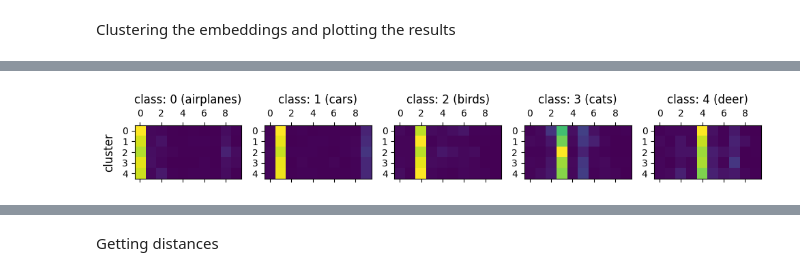
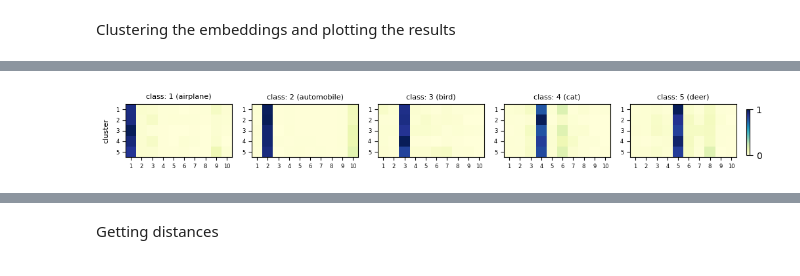
Before and after one commit to KlemenVovk/noisy-labels, a Jupyter notebook: src/reproducibility/noise_hypothesis_testing/hypothesis_testing.ipynb, the cells around one changed output, grey strips where cells are left out. Cells and saved outputs as stored; diff of their text form; code cells hidden in the pictures.

```diff
--- a/src/reproducibility/noise_hypothesis_testing/hypothesis_testing.ipynb
+++ b/src/reproducibility/noise_hypothesis_testing/hypothesis_testing.ipynb
@@ -26,7 +38,7 @@ cifar10_train_transform = transforms.Compose([
     transforms.Normalize((0.4914, 0.4822, 0.4465), (0.2023, 0.1994, 0.2010)),
 ])
 
-clean_dataset = CIFAR10("../../../data/cifar", train=True, transform=cifar10_train_transform)
+clean_dataset = CIFAR10(root_dir, train=True, transform=cifar10_train_transform)
 clean_labels = torch.tensor(clean_dataset.targets)
 clean_labels
 # %% [output]
@@ -119,4 +132,4 @@ torch.save(model, model_save_path)
 # %%
-model = torch.load(model_save_path)
+model = torch.load(model_save_path, weights_only=False)
 # %% [markdown]
 Getting image embeddings
@@ -144,13 +137,17 @@ get_graph_node_names(model)
 model.eval()
 feature_extractor = create_feature_extractor(model, {"view": "embeddings"})
 
+# for reproducibility
+loader = torch.utils.data.DataLoader(clean_dataset, batch_size=128, num_workers=0, shuffle=False)
 embs = []
-for _ in range(num_repeats):
+for i in range(num_repeats):
     with torch.no_grad():
         embs_ = []
-        for x, _ in loader:
+        for x, _ in tqdm(loader, ncols=80, desc=f"Extracting features for repeat {i+1}"):
             x = x.to(device)
             emb = feature_extractor(x)["embeddings"]
             embs_.append(emb.cpu())
         embs_ = torch.cat(embs_)
     embs.append(embs_)
+
+embs[0].shape
@@ -161,7 +156,7 @@ torch.Size([50000, 512])
 # %% [markdown]
 Clustering the embeddings and plotting the results
 # %%
-cifar_class_names = ["airplanes", "cars", "birds", "cats", "deer", "dogs", "frogs", "horses", "ships", "trucks"]
+cifar_class_names = ["airplane", "automobile", "bird", "cat", "deer", "dog", "frog", "horse", "ship", "truck"]
 
 def generate_ps(noised_labels, embs, num_clusters=5):
     # normalizing embeddings is the same as using cosine distance
@@ -170,7 +165,8 @@ def generate_ps(noised_labels, embs, num_clusters=5):
     P = torch.zeros(num_classes, num_clusters, num_classes)
     for true_cls in range(num_classes):
         class_embs = normalized_embs[clean_labels == true_cls]
-        clusters = KMeans(num_clusters, n_init=10, random_state=1337).fit_predict(class_embs)
+        emb_norm = normalize(class_embs)
+        clusters = KMeans(num_clusters, n_init=10, random_state=1337).fit_predict(emb_norm)
         for c in range(num_clusters):
             for i in range(num_classes):
                 P[true_cls, c, i] = (noised_labels[clean_labels == true_cls][clusters == c] == i).float().mean()
@@ -182,7 +178,7 @@ def plot_ps(P):
     fig, axs = plt.subplots(num_classes // per_row, per_row, figsize=(10, 5))
     for i, P_ in enumerate(P):
         ax = axs[i // per_row, i % per_row]
-        ax.matshow(P_) # cmap="YlGnBu" for their colormap
+        ax.matshow(P_, cmap="YlGnBu")
         ax.set_title(f"class: {i} ({cifar_class_names[i]})")
     fig.tight_layout()
 # %%
@@ -198,19 +194,31 @@ plot_ps(Ps_sythetic[0])
 # %%
 def plot_ps(P):
     per_row = 5
     num_classes = P.shape[0]
     fig, axs = plt.subplots(num_classes // per_row, per_row, figsize=(10, 5))
+    # Draw a dummy heatmap for the colorbar
+    heatmap = axs[0].matshow([[0, 1]], cmap="YlGnBu")
     for i, P_ in enumerate(P):
         ax = axs[i]
-        ax.matshow(P_) # cmap="YlGnBu" for their colormap
-        ax.set_title(f"class: {i} ({cifar_class_names[i]})")
-    fig.supylabel("cluster")
+        ax.matshow(P_, cmap="YlGnBu") #  for their colormap
+        ax.set_title(f"class: {i+1} ({cifar_class_names[i]})", fontsize=8)
+        ax.set_xticks(list(range(P_.shape[1])))
+        ax.set_xticklabels(list(range(1, P_.shape[1]+1)), fontsize=6)
+        ax.xaxis.set_ticks_position('bottom')
+        ax.set_yticks(list(range(P_.shape[0])))
+        ax.set_yticklabels(list(range(1, P_.shape[0]+1)), fontsize=6)
+
+    fig.supylabel("cluster", fontsize=8)
     fig.tight_layout()
+    # Add empty axes for the colorbar
+    cb_ax = fig.add_axes([1,.425,.005,.14])
+    cbar = fig.colorbar(heatmap, cax=cb_ax, fraction=0.02,  ticks=[0, 1.])
+    cbar.ax.set_yticklabels(["0", "1"])
     return fig
 fig = plot_ps(Ps_human[0, :5])
 fig.savefig("human_cluster.pdf", bbox_inches="tight")
 # %% [output]
-[figure, old version]
+[figure, new version]
 # %%
 fig = plot_ps(Ps_sythetic[0, :5])
 fig.savefig("synthetic_cluster.pdf", bbox_inches="tight")
```
Also changed, not shown: parts of 15 cells of this notebook, 2 other files.
